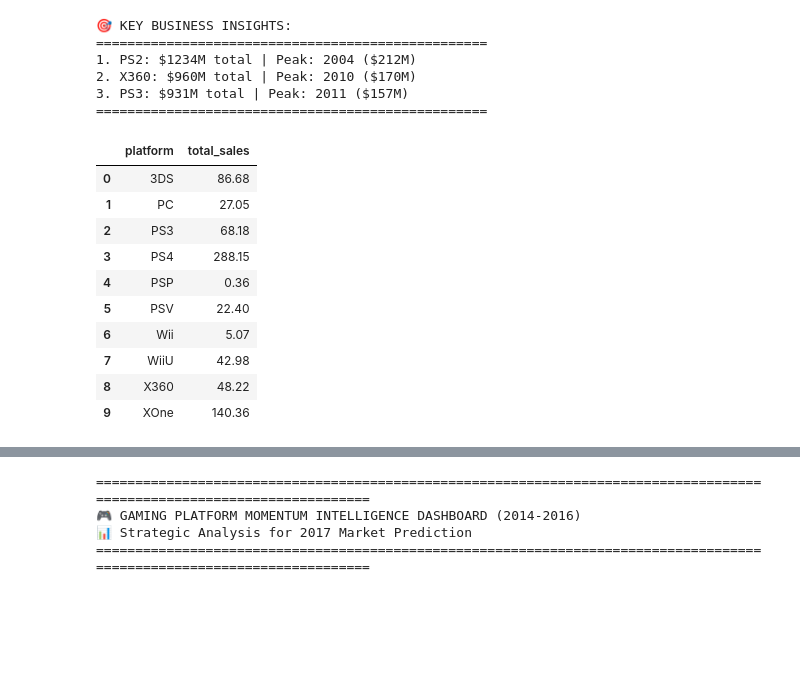
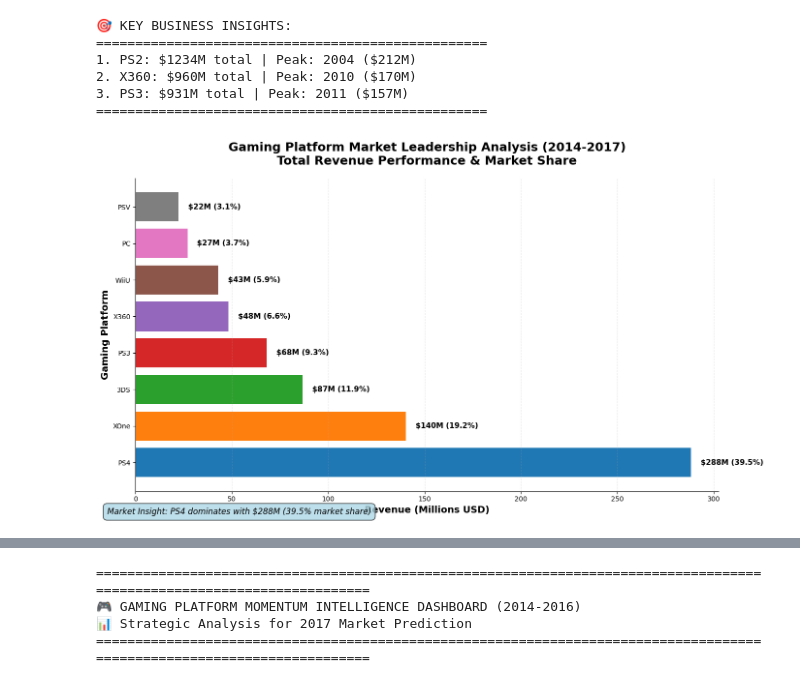
Before and after one commit to Juanhv24/ICE-Video-Game-Store-Data-Analysis-Project-, a Jupyter notebook: notebooks/ice.ipynb, the cells around one changed output, grey strips where cells are left out. Saved outputs shown, nothing was run; the diff lists cells and outputs as text; code cells hidden in the pictures; blank space fills up the shorter version.

```diff
--- a/ice.ipynb
+++ b/notebooks/ice.ipynb
@@ -738,31 +738,46 @@ print("=" * 50)
 # %%
 # Market Performance Analysis 2014/2017 - Business Intelligence Dashboard
 recent_years = df[df["year_of_release"] >= 2014]
 recent_platform_sales = (
     recent_years.groupby ("platform", as_index= False)
-    ["total_sales"].sum())
+    .agg (total_sales = ("total_sales", "sum"))
+    .sort_values("total_sales", ascending=False)
+)
 
 plt.figure (figsize = (14,8))
 
 total_market = recent_platform_sales["total_sales"].sum()
 platform_sales_top = recent_platform_sales.head(8).copy()
 platform_sales_top["market_share"] = (platform_sales_top["total_sales"]/total_market* 100)
 
 # Create professional business bar chart
 bars =  plt.barh(
     platform_sales_top["platform"],
     platform_sales_top["total_sales"],
-    color=['#1f77b4', ]
+    color=['#1f77b4', '#ff7f0e', '#2ca02c', '#d62728', '#9467bd', '#8c564b', '#e377c2', '#7f7f7f']
 )
+
+# Add value labels on bars for clarity
+for i, (bar, sales, share) in enumerate(zip(bars, platform_sales_top["total_sales"], platform_sales_top["market_share"])):
+    plt.text(bar.get_width() + 5, bar.get_y() + bar.get_height()/2,
+             f'${sales:.0f}M ({share:.1f}%)',
+             ha='left', va='center', fontweight='bold', fontsize=11)
+
+plt.title("Gaming Platform Market Leadership Analysis (2014-2017)\nTotal Revenue Performance & Market Share",
+          fontsize=18, fontweight='bold', pad=20)
+plt.xlabel("Revenue (Millions USD)", fontsize=14, fontweight='bold')
+plt.ylabel("Gaming Platform", fontsize=14, fontweight='bold')
+
+# Professional styling
+plt.gca().spines['top'].set_visible(False)
+plt.gca().spines['right'].set_visible(False)
+plt.gca().grid(axis='x', alpha=0.3, linestyle='--')
+plt.tight_layout()
+
+# Add business insight
+market_leader = platform_sales_top.iloc[0]
+plt.figtext(0.02, 0.02, f"Market Insight: {market_leader['platform']} dominates with ${market_leader['total_sales']:.0f}M ({market_leader['market_share']:.1f}% market share)",
+            fontsize=12, style='italic', bbox=dict(boxstyle="round,pad=0.5", facecolor="lightblue", alpha=0.8))
+plt.show()
 # %% [output]
-|  | platform | total_sales |
-| 0 | 3DS | 86.68 |
-| 1 | PC | 27.05 |
-| 2 | PS3 | 68.18 |
-| 3 | PS4 | 288.15 |
-| 4 | PSP | 0.36 |
-| 5 | PSV | 22.40 |
-| 6 | Wii | 5.07 |
-| 7 | WiiU | 42.98 |
-| 8 | X360 | 48.22 |
-| 9 | XOne | 140.36 |
+[figure, added]
```
Also changed, not shown: parts of 2 cells of this notebook, 1 other file.
